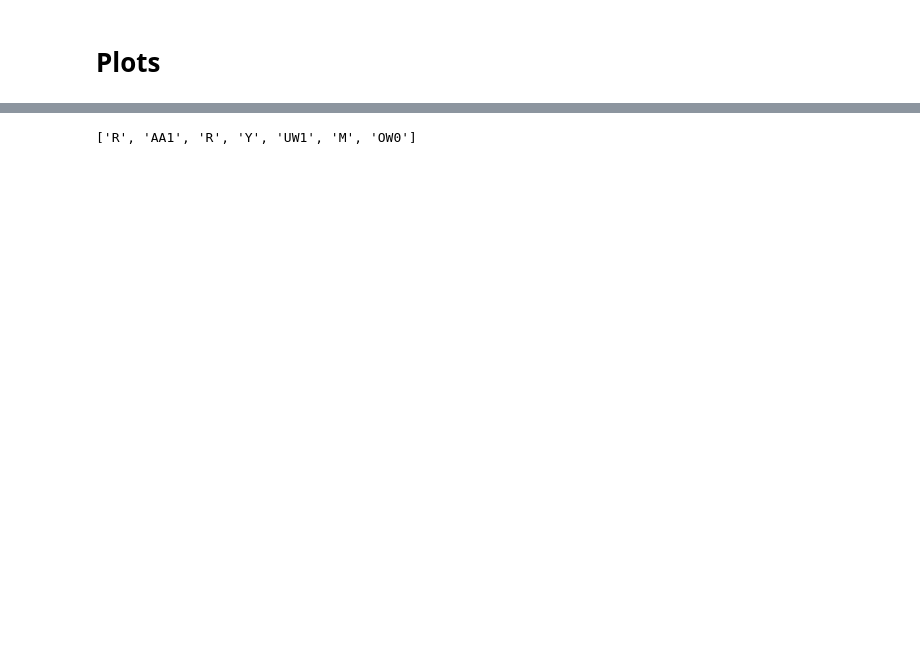
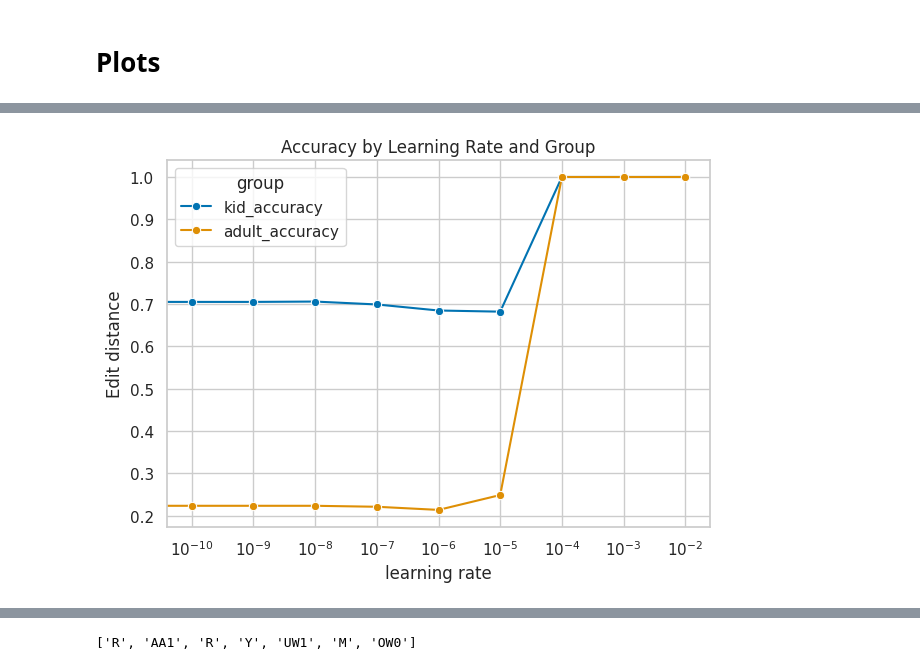
Before and after one commit to rdestaci/ASR_ChildSpeechAdapation, a Jupyter notebook: evaluation.ipynb, the cells around one changed output, grey strips where cells are left out. Cells and saved outputs as stored; diff of their text form; code cells hidden in the pictures; blank space fills up the shorter version.

```diff
--- a/evaluation.ipynb
+++ b/evaluation.ipynb
@@ -302,0 +330,16 @@ plt.show()
+# %%
+sns.lineplot(data=accuracy_df, x='learning_rate', y='mean_edit_distance', hue='group', marker='o')
+#plt.xticks(rotation=45)  # optional: rotate x-axis labels if they overlap
+plt.title("Accuracy by Learning Rate and Group")
+plt.xscale('log')
+plt.xlabel('learning rate')
+plt.ylabel('Edit distance')
+plt.tight_layout()
+fig = plt.gcf()
+
+# Save the figure
+fig.savefig('edit_distance_line.png', dpi=300)
+
+plt.show()
+# %% [output]
+[figure, added]
```
Also changed, not shown: parts of 12 cells of this notebook, 9 other files.
